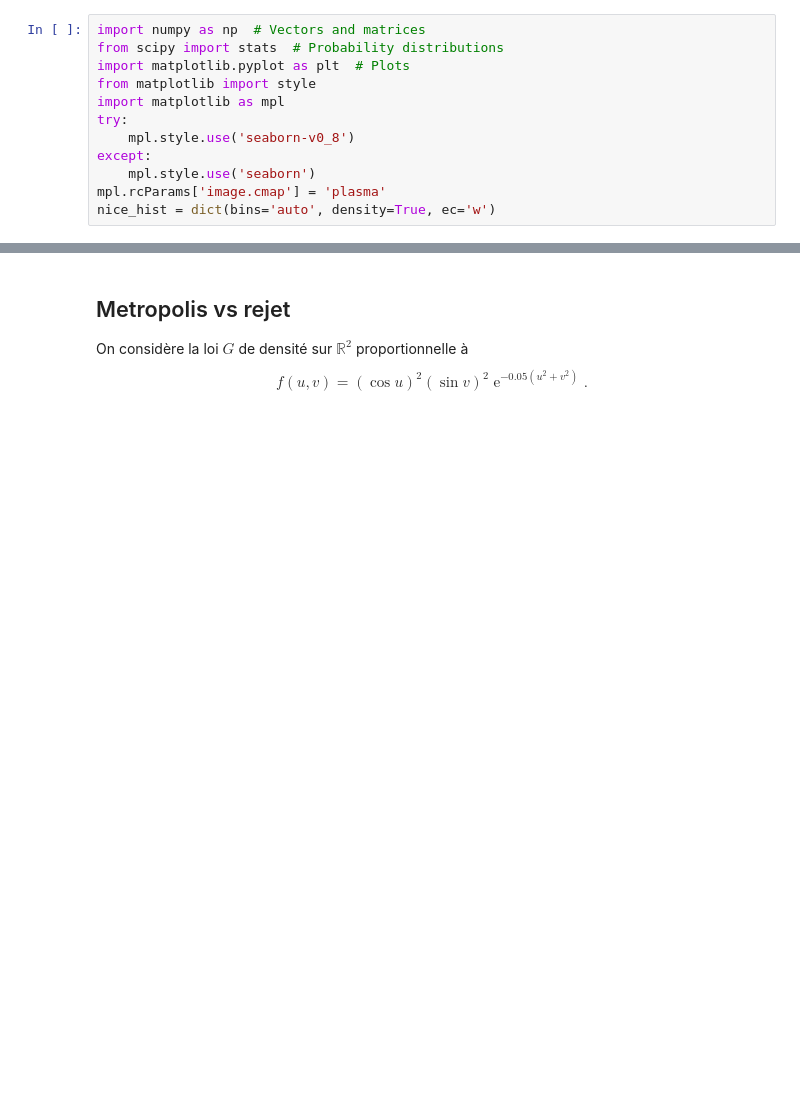
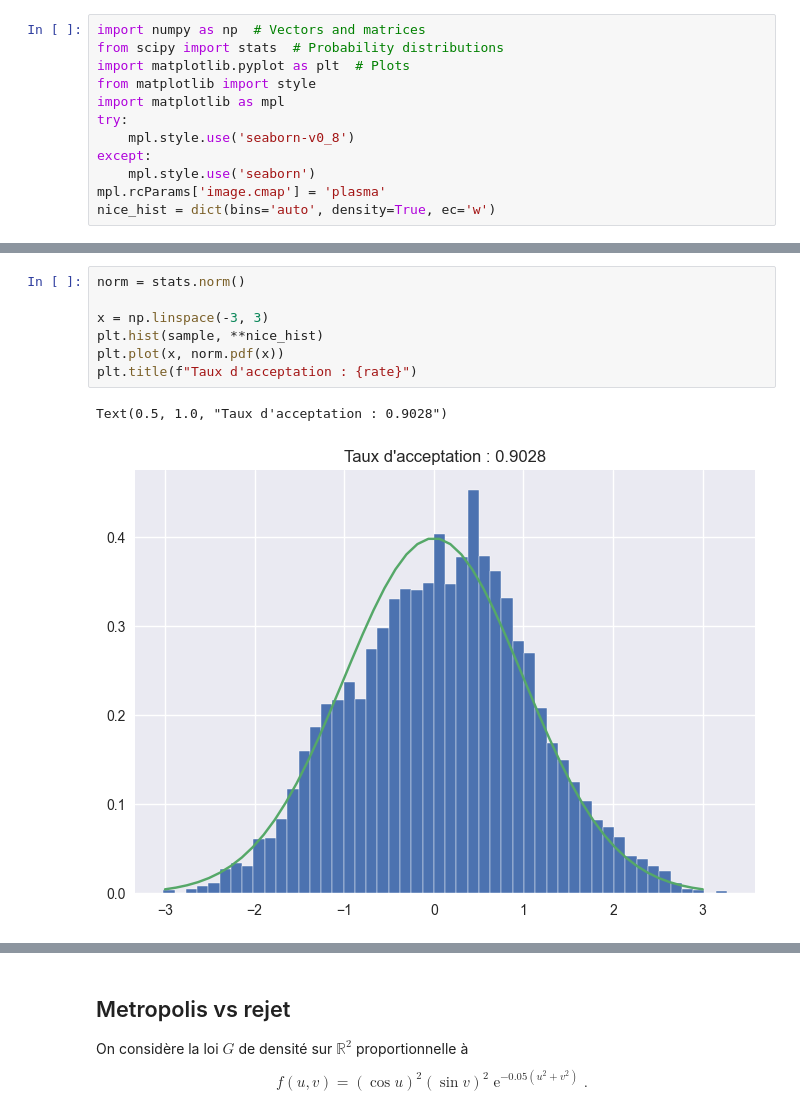
Before and after one commit to AugustinCablant/Monte-Carlo-methods, a Jupyter notebook: TP_Sorbonne.ipynb, the cells around one changed output, grey strips where cells are left out. Saved outputs shown, nothing was run; the diff lists cells and outputs as text; blank space fills up the shorter version.

```diff
--- a/TP_Sorbonne.ipynb
+++ b/TP_Sorbonne.ipynb
@@ -49,0 +68,10 @@ def sample_metropolis(kernel, size=1, init=0.):
+# %%
+norm = stats.norm()
+
+x = np.linspace(-3, 3)
+plt.hist(sample, **nice_hist)
+plt.plot(x, norm.pdf(x))
+plt.title(f"Taux d'acceptation : {rate}")
+# %% [output]
+Text(0.5, 1.0, "Taux d'acceptation : 0.9028")
+[figure, added]
```
Also changed, not shown: parts of 12 cells of this notebook, 1 other file.
